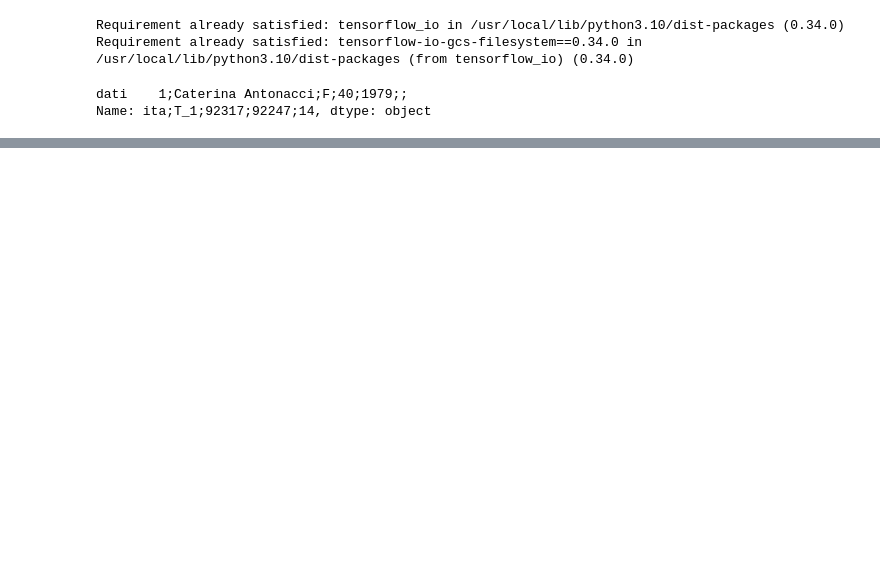
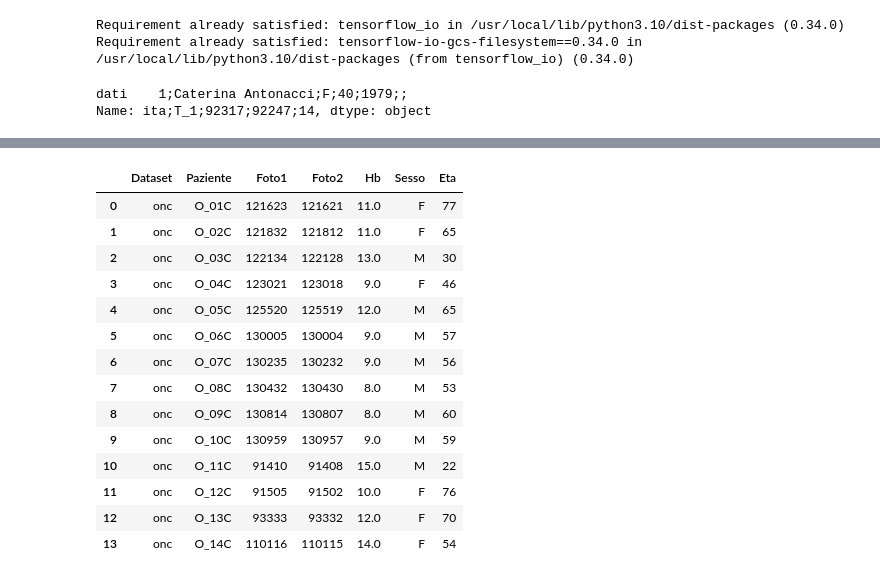
Before and after one commit to domenico1995/SM, a Jupyter notebook: SM.ipynb, the cells around one changed output, grey strips where cells are left out. Saved outputs shown, nothing was run; the diff lists cells and outputs as text; code cells hidden in the pictures; blank space fills up the shorter version.

```diff
--- a/SM.ipynb
+++ b/SM.ipynb
@@ -170,9 +171,26 @@ for i in range(0, data.size, 1):
 # %%
 dataset_onc.insert(loc=0, column='Dataset', value=d1)
 dataset_onc.insert(loc=1, column='Paziente', value=d2)
 dataset_onc.insert(loc=2, column='Foto1', value=d3)
 dataset_onc.insert(loc=3, column='Foto2', value=d4)
 dataset_onc.insert(loc=4, column='Hb', value=d5)
-dataset_onc.insert(loc=5, column='Nominativo', value=d6)
-dataset_onc.insert(loc=6, column='Sesso', value=d7)
-dataset_onc.insert(loc=7, column='Eta', value=d8)
+dataset_onc.insert(loc=5, column='Sesso', value=d7)
+dataset_onc.insert(loc=6, column='Eta', value=d8)
+dataset_onc['Hb'] = dataset_onc['Hb'].astype(float)
+dataset_onc
+# %% [output]
+|  | Dataset | Paziente | Foto1 | Foto2 | Hb | Sesso | Eta |
+| 0 | onc | O_01C | 121623 | 121621 | 11.0 | F | 77 |
+| 1 | onc | O_02C | 121832 | 121812 | 11.0 | F | 65 |
+| 2 | onc | O_03C | 122134 | 122128 | 13.0 | M | 30 |
+| 3 | onc | O_04C | 123021 | 123018 | 9.0 | F | 46 |
+| 4 | onc | O_05C | 125520 | 125519 | 12.0 | M | 65 |
+| 5 | onc | O_06C | 130005 | 130004 | 9.0 | M | 57 |
+| 6 | onc | O_07C | 130235 | 130232 | 9.0 | M | 56 |
+| 7 | onc | O_08C | 130432 | 130430 | 8.0 | M | 53 |
+| 8 | onc | O_09C | 130814 | 130807 | 8.0 | M | 60 |
+| 9 | onc | O_10C | 130959 | 130957 | 9.0 | M | 59 |
+| 10 | onc | O_11C | 91410 | 91408 | 15.0 | M | 22 |
+| 11 | onc | O_12C | 91505 | 91502 | 10.0 | F | 76 |
+| 12 | onc | O_13C | 93333 | 93332 | 12.0 | F | 70 |
+| 13 | onc | O_14C | 110116 | 110115 | 14.0 | F | 54 |
```
Also changed, not shown: parts of 9 cells of this notebook.
